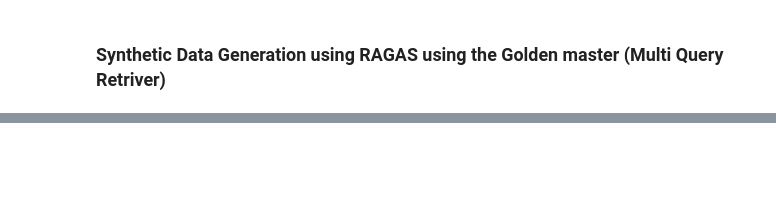
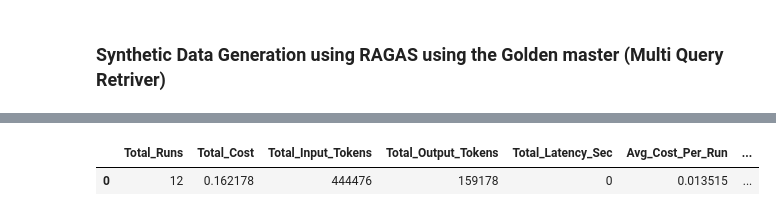
Before and after one commit to neomatrix369/AIE7-Cert-Challenge, a Jupyter notebook: Agentic RAG evaluation experiments.ipynb, the cells around one changed output, grey strips where cells are left out. Cells and saved outputs as stored; diff of their text form; code cells hidden in the pictures; blank space fills up the shorter version.

```diff
--- a/Agentic RAG evaluation experiments.ipynb
+++ b/Agentic RAG evaluation experiments.ipynb
@@ -644,6 +639,11 @@ Wall time: 7min 50s
 # %%
 pd_raw_stats_df = pd.DataFrame([extract_ragas_metrics(pd_result, 'gpt-4.1-mini')])
 record_metrics_from_run('Parent Document', pd_raw_stats_df)
+# %%
+pd_raw_stats_df
+# %% [output]
+|  | Total_Runs | Total_Cost | Total_Input_Tokens | Total_Output_Tokens | Total_Latency_Sec | Avg_Cost_Per_Run | ... |
+| 0 | 12 | 0.162178 | 444476 | 159178 | 0 | 0.013515 | ... |
 # %%
 collected_df = pd.read_csv('ragas-evaluation-metrics.csv')
 collected_df
```
Also changed, not shown: parts of 35 cells of this notebook, 8 other files.
